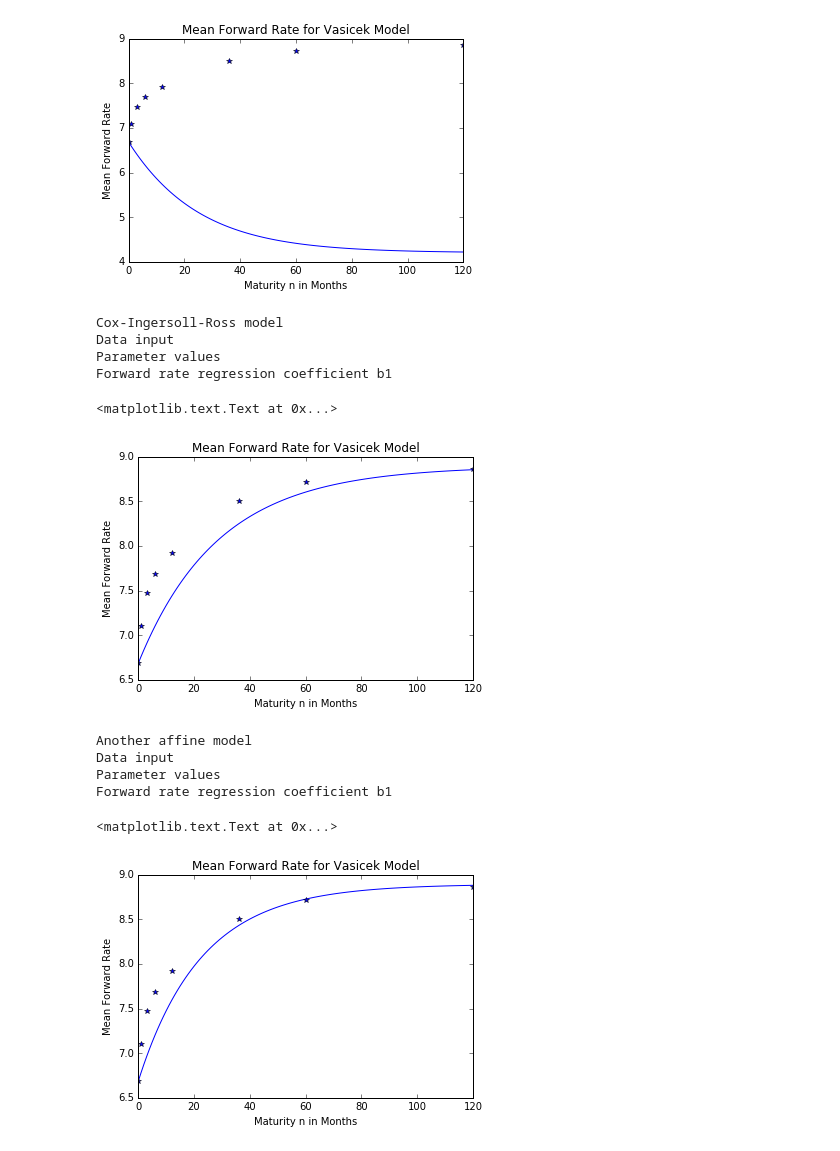
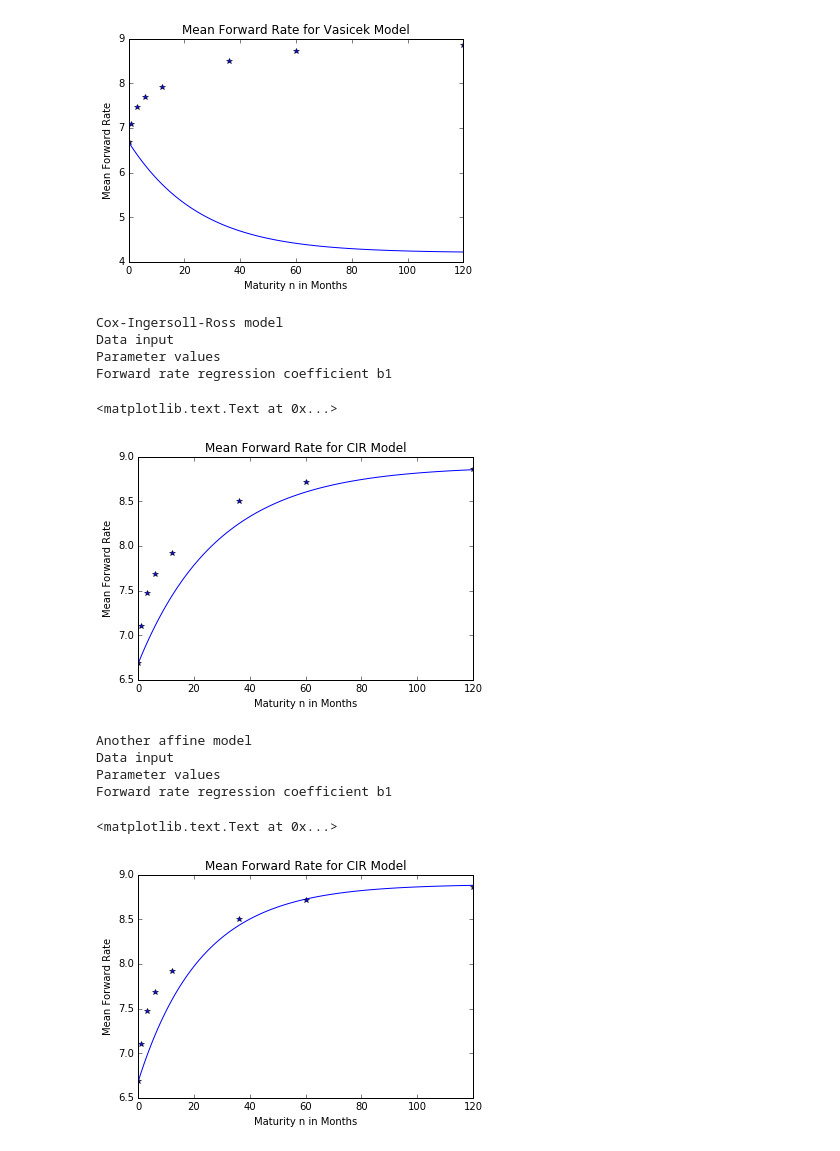
Before and after one commit to caimichael/macrofoundations_notes, a Jupyter notebook: affine_models.ipynb, the cells around one changed output. Drawn from its saved outputs; the diff is of its cells as text; code cells hidden in the pictures.

```diff
--- a/affine_models.ipynb
+++ b/affine_models.ipynb
@@ -100,35 +100,35 @@ B = np.zeros((maxmat,1))
 A[0] = 0
 B[0] = 0
 
 for mat in np.arange(1,maxmat):
     A[mat] = A[mat-1] + B[mat-1]*(1-phi)*delta
     B[mat] = phi*B[mat-1] - (1+lambda_**2/2) + (lambda_+B[mat-1]*sigma)**2/2
 
 Adiff = np.diff(A, n=1, axis=0)
 Bdiff = np.diff(B, n=1, axis=0)
 
 print('Forward rate regression coefficient b1')
 b1 = (phi-1)/(Bdiff[0]-Bdiff[1])
 
 f_bar = -Adiff - Bdiff*delta
 imatf = np.arange(0,maxmat-1)
 
 imatsome = np.array([0,1,3,6,12,36,60,120]).T
 f_data = np.array([6.683,7.098,7.469,7.685,7.921,8.498,8.714,8.858]).T
 
 #Figures
 plt.plot(imatf, 1200*f_bar)
 plt.plot(imatsome,f_data, 'b*')
-plt.title('Mean Forward Rate for Vasicek Model')
+plt.title('Mean Forward Rate for CIR Model')
 plt.xlabel('Maturity n in Months')
 plt.ylabel('Mean Forward Rate')
 # %% [output]
 Cox-Ingersoll-Ross model
 Data input
 Parameter values
 Forward rate regression coefficient b1
 <matplotlib.text.Text at 0x...>
-[figure, old version]
+[figure, new version]
 # %%
 print('Another affine model')
 
@@ -175,7 +175,7 @@ f_data = np.array([6.683,7.098,7.469,7.685,7.921,8.498,8.714,8.858]).T
 #Figures
 plt.plot(imatf, 1200*f_bar)
 plt.plot(imatsome,f_data, 'b*')
-plt.title('Mean Forward Rate for Vasicek Model')
+plt.title('Mean Forward Rate for CIR Model')
 plt.xlabel('Maturity n in Months')
 plt.ylabel('Mean Forward Rate')
 # %% [output]
@@ -184,4 +184,4 @@ Data input
 Parameter values
 Forward rate regression coefficient b1
 <matplotlib.text.Text at 0x...>
-[figure, old version]
+[figure, new version]
```
Also changed, not shown: 13 other files.
